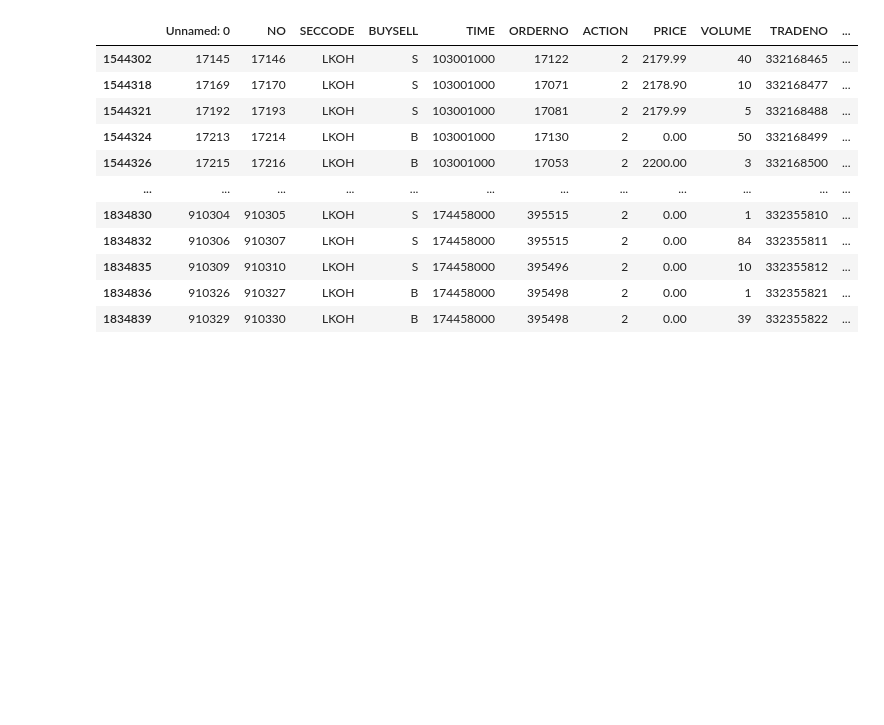
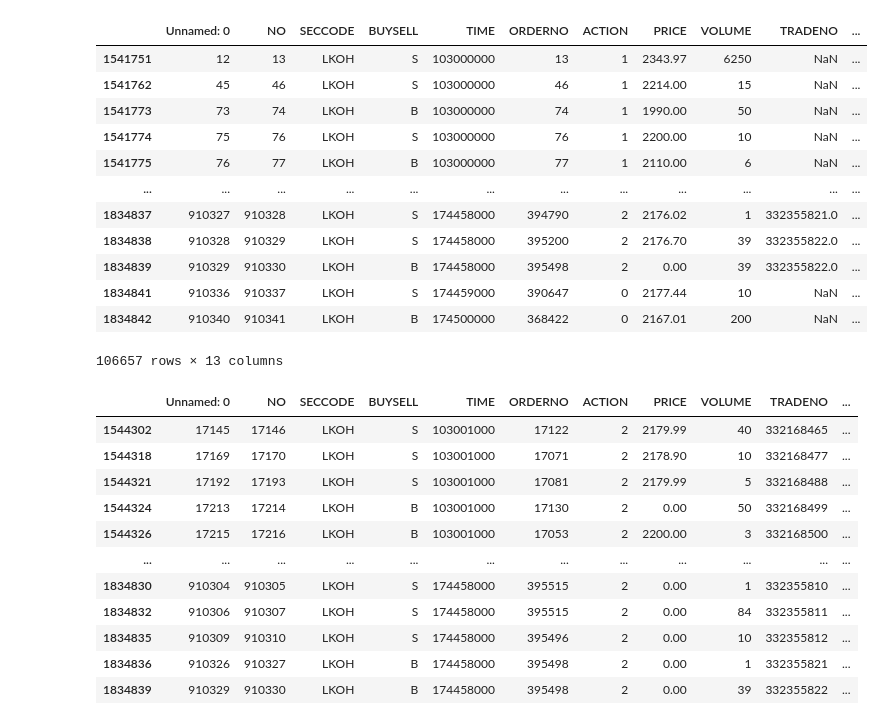
Before and after one commit to leonid-tkach/order-book-plot-find, a Jupyter notebook: OBPlots_Attributes.ipynb, the cells around one changed output. Cells and saved outputs as stored; diff of their text form; code cells hidden in the pictures; blank space fills up the shorter version.

```diff
--- a/OBPlots_Attributes.ipynb
+++ b/OBPlots_Attributes.ipynb
@@ -16,9 +16,23 @@ import matplotlib.pyplot as plt
 # %%
 OrderBookPlots2007_df = pd.read_csv('./resources/LKOH_SBER_GMKN_2007_10.csv')
 OrderBookPlots2007_df = OrderBookPlots2007_df[(OrderBookPlots2007_df.SECCODE == 'LKOH') &
                                               (OrderBookPlots2007_df.DATE == '2007-10-08')]
 # OrderBookPlots2007_df = OrderBookPlots2007_df[OrderBookPlots2007_df.DATE.isin(['2007-10-01', '2007-10-02'])]
-# OrderBookPlots2007_df
+OrderBookPlots2007_df
+# %% [output]
+|  | Unnamed: 0 | NO | SECCODE | BUYSELL | TIME | ORDERNO | ACTION | PRICE | VOLUME | TRADENO | ... |
+| 1541751 | 12 | 13 | LKOH | S | 103000000 | 13 | 1 | 2343.97 | 6250 | NaN | ... |
+| 1541762 | 45 | 46 | LKOH | S | 103000000 | 46 | 1 | 2214.00 | 15 | NaN | ... |
+| 1541773 | 73 | 74 | LKOH | B | 103000000 | 74 | 1 | 1990.00 | 50 | NaN | ... |
+| 1541774 | 75 | 76 | LKOH | S | 103000000 | 76 | 1 | 2200.00 | 10 | NaN | ... |
+| 1541775 | 76 | 77 | LKOH | B | 103000000 | 77 | 1 | 2110.00 | 6 | NaN | ... |
+| ... | ... | ... | ... | ... | ... | ... | ... | ... | ... | ... | ... |
+| 1834837 | 910327 | 910328 | LKOH | S | 174458000 | 394790 | 2 | 2176.02 | 1 | 332355821.0 | ... |
+| 1834838 | 910328 | 910329 | LKOH | S | 174458000 | 395200 | 2 | 2176.70 | 39 | 332355822.0 | ... |
+| 1834839 | 910329 | 910330 | LKOH | B | 174458000 | 395498 | 2 | 0.00 | 39 | 332355822.0 | ... |
+| 1834841 | 910336 | 910337 | LKOH | S | 174459000 | 390647 | 0 | 2177.44 | 10 | NaN | ... |
+| 1834842 | 910340 | 910341 | LKOH | B | 174500000 | 368422 | 0 | 2167.01 | 200 | NaN | ... |
+106657 rows × 13 columns
 # %%
 OrderBookPlots2007_df['TRADENO'] = OrderBookPlots2007_df['TRADENO'].astype(pd.Int64Dtype())
 # %%
```
Also changed, not shown: parts of 5 cells of this notebook, 3 other files.
